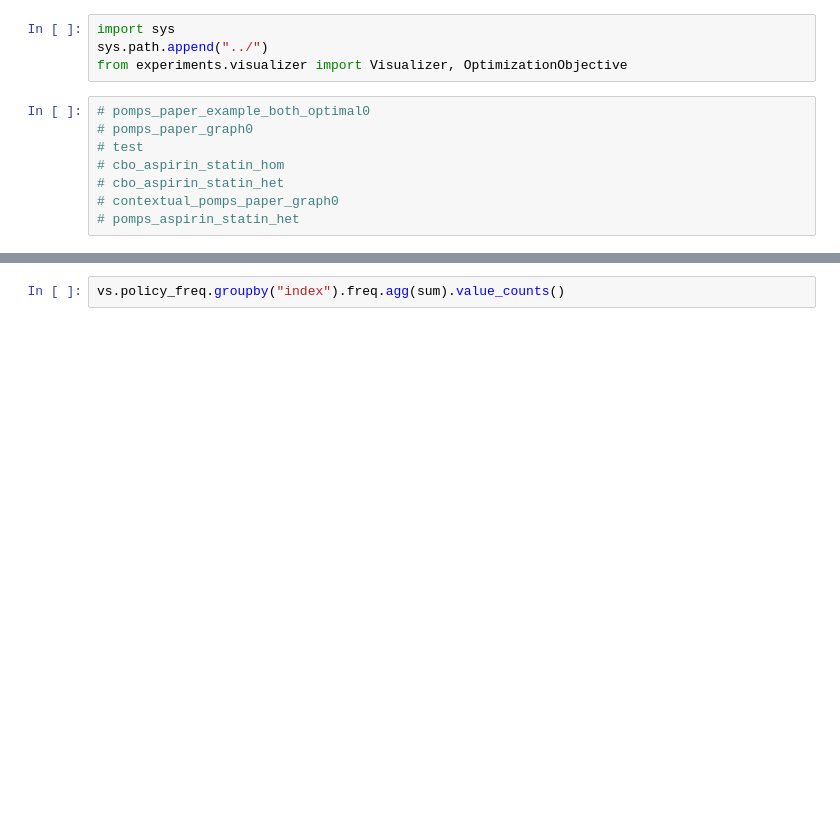
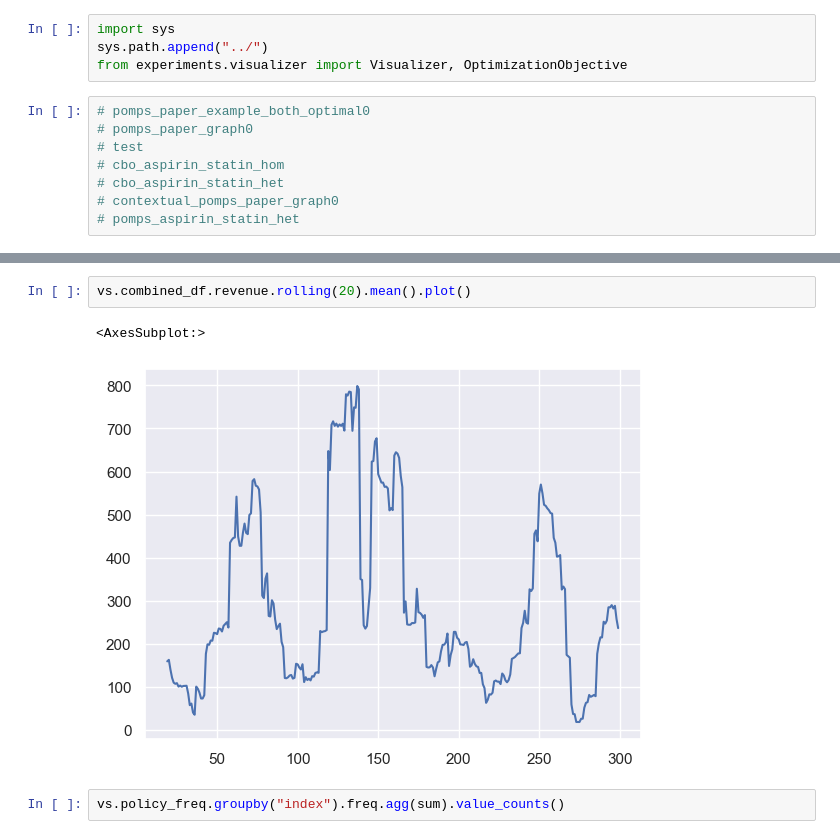
Before and after one commit to VahanArsenian/POMPSBO, a Jupyter notebook: notebooks/visualization_test.ipynb, the cells around one changed output, grey strips where cells are left out. Drawn from its saved outputs; the diff is of its cells as text; blank space fills up the shorter version.

```diff
--- a/notebooks/visualization_test.ipynb
+++ b/notebooks/visualization_test.ipynb
@@ -29,3 +23,8 @@ Visualizer.visualise_multiple([vs, vs1])
+# %%
+vs.combined_df.revenue.rolling(20).mean().plot()
+# %% [output]
+<AxesSubplot:>
+[figure, added]
 # %%
 vs.policy_freq.groupby("index").freq.agg(sum).value_counts()
 # %% [output]
```
Also changed, not shown: parts of 3 cells of this notebook, 6 other files.
